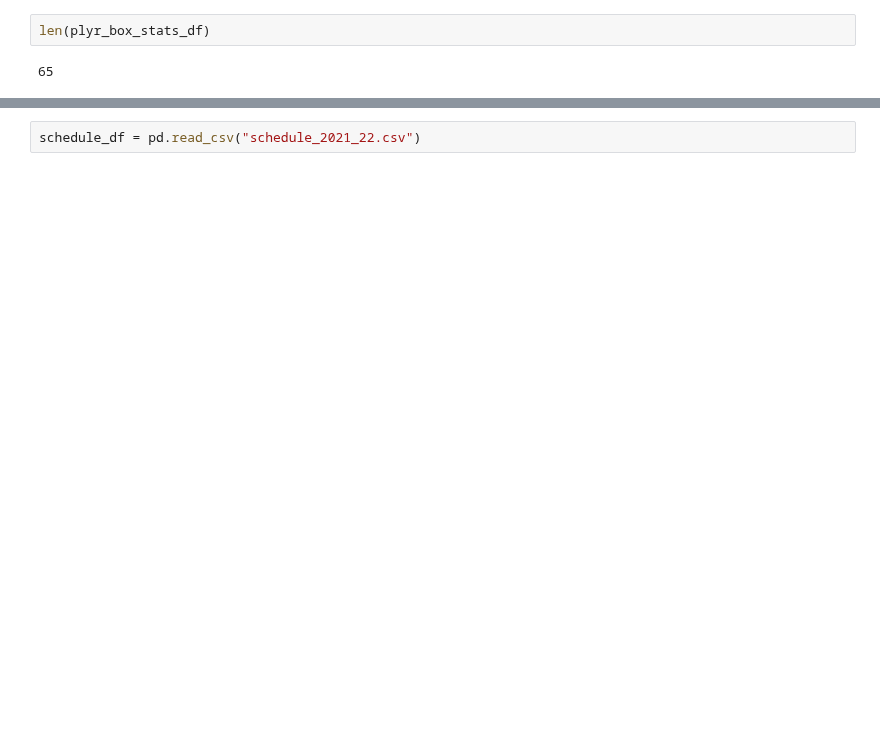
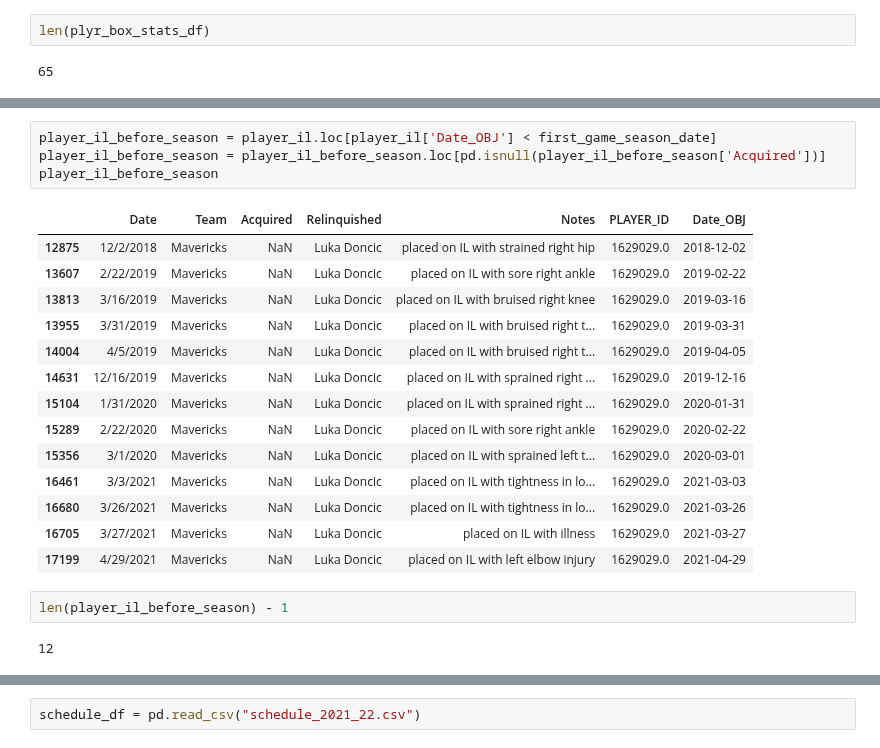
Before and after one commit to NadeemPatel2019/MSDS-456-final-project, a Jupyter notebook: nba_com_player_box_stats_scraping_2021-22.ipynb, the cells around one changed output, grey strips where cells are left out. Saved outputs shown, nothing was run; the diff lists cells and outputs as text; blank space fills up the shorter version.

Commit message:
WIP player injury calculations

```diff
--- a/nba_com_player_box_stats_scraping_2021-22.ipynb
+++ b/nba_com_player_box_stats_scraping_2021-22.ipynb
@@ -773,0 +794,23 @@ player_mg_before_season =
+# %%
+player_il_before_season = player_il.loc[player_il['Date_OBJ'] < first_game_season_date]
+player_il_before_season = player_il_before_season.loc[pd.isnull(player_il_before_season['Acquired'])]
+player_il_before_season
+# %% [output]
+|  | Date | Team | Acquired | Relinquished | Notes | PLAYER_ID | Date_OBJ |
+| 12875 | 12/2/2018 | Mavericks | NaN | Luka Doncic | placed on IL with strained right hip | 1629029.0 | 2018-12-02 |
+| 13607 | 2/22/2019 | Mavericks | NaN | Luka Doncic | placed on IL with sore right ankle | 1629029.0 | 2019-02-22 |
+| 13813 | 3/16/2019 | Mavericks | NaN | Luka Doncic | placed on IL with bruised right knee | 1629029.0 | 2019-03-16 |
+| 13955 | 3/31/2019 | Mavericks | NaN | Luka Doncic | placed on IL with bruised right t... | 1629029.0 | 2019-03-31 |
+| 14004 | 4/5/2019 | Mavericks | NaN | Luka Doncic | placed on IL with bruised right t... | 1629029.0 | 2019-04-05 |
+| 14631 | 12/16/2019 | Mavericks | NaN | Luka Doncic | placed on IL with sprained right ... | 1629029.0 | 2019-12-16 |
+| 15104 | 1/31/2020 | Mavericks | NaN | Luka Doncic | placed on IL with sprained right ... | 1629029.0 | 2020-01-31 |
+| 15289 | 2/22/2020 | Mavericks | NaN | Luka Doncic | placed on IL with sore right ankle | 1629029.0 | 2020-02-22 |
+| 15356 | 3/1/2020 | Mavericks | NaN | Luka Doncic | placed on IL with sprained left t... | 1629029.0 | 2020-03-01 |
+| 16461 | 3/3/2021 | Mavericks | NaN | Luka Doncic | placed on IL with tightness in lo... | 1629029.0 | 2021-03-03 |
+| 16680 | 3/26/2021 | Mavericks | NaN | Luka Doncic | placed on IL with tightness in lo... | 1629029.0 | 2021-03-26 |
+| 16705 | 3/27/2021 | Mavericks | NaN | Luka Doncic | placed on IL with illness | 1629029.0 | 2021-03-27 |
+| 17199 | 4/29/2021 | Mavericks | NaN | Luka Doncic | placed on IL with left elbow injury | 1629029.0 | 2021-04-29 |
+# %%
+len(player_il_before_season) - 1
+# %% [output]
+12
```
Also changed, not shown: parts of 67 cells of this notebook.
